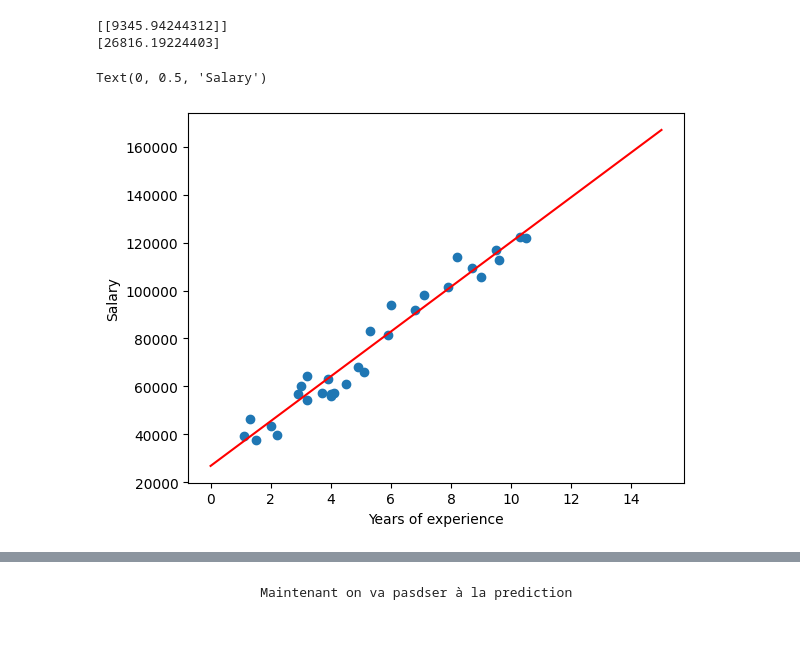
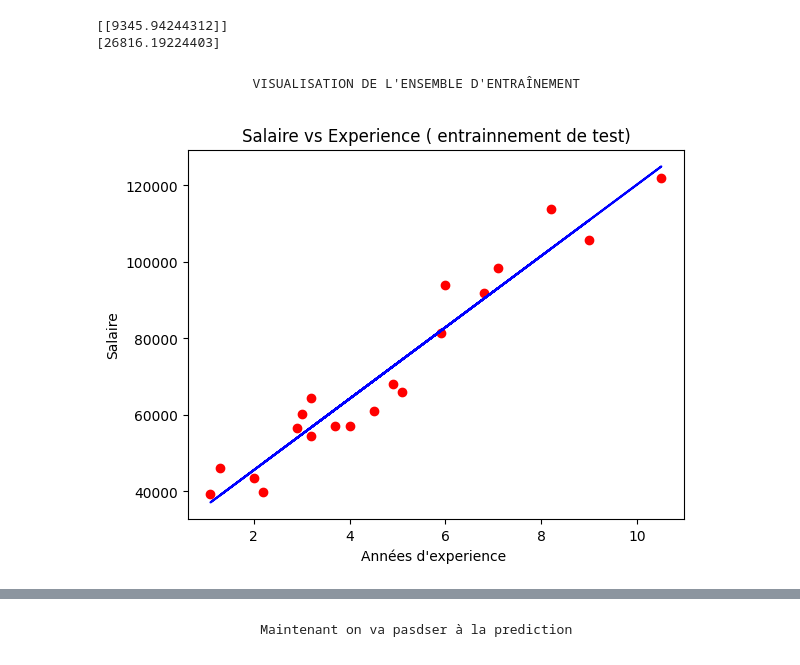
Before and after one commit to m-hafidh/Projet-de-prediction-de-salaire-, a Jupyter notebook: Untitled.ipynb, the cells around one changed output, grey strips where cells are left out. Cells and saved outputs as stored; diff of their text form; code cells hidden in the pictures; blank space fills up the shorter version.

Commit message:
Régression linéaire - Prédiction de salaire

```diff
--- a/Untitled.ipynb
+++ b/Untitled.ipynb
@@ -10,5 +10,5 @@ import matplotlib.pyplot as plt # pour les histogrammes
 # %%
 #recharger les données
-Data = pd.read_csv("Salary_Data.csv")
+df = pd.read_csv("Salary_Data.csv")
 # %%
 #Afficher les données ( deux methodes )
@@ -83,9 +83,9 @@ Preparations de données
 # %%
 # selectionner les colonnes  "YearsExperiences" comme variable d'entrée
-# et le colonne "Salary" comme variable cible
+# et la colonne "Salary" comme variable cible
 
-x = Data [["YearsExperience"]]
-y = Data [["Salary"]]
+x = df [["YearsExperience"]]
+y = df [["Salary"]]
 # %%
 #Mettre les points sur un graphique
 plt.scatter(x,y)
@@ -119,13 +121,21 @@ print (regressor.intercept_)
 # %% [output]
 [[9345.94244312]]
 [26816.19224403]
+# %% [markdown]
+                      VISUALISATION DE L'ENSEMBLE D'ENTRAÎNEMENT
 # %%
 # Ajouter surle graphique la droite
-ordonne = np.linspace(0,15,1000)
-plt.scatter(x,y ) # afficher les points  (x et y)
-plt.plot(ordonne, regressor.coef_[0]*ordonne+regressor.intercept_, color="r") # tracer la ligne
-plt.xlabel ("Years of experience") # Renommer le coté experience
-plt.ylabel("Salary") # Renommer le coté salaire
+#ordonne = np.linspace(0,15,1000)
+#plt.scatter(x,y ) # afficher les points  (x et y)
+#plt.plot(ordonne, regressor.coef_[0]*ordonne+regressor.intercept_, color="r") # tracer la ligne
+
+
+
+plt.scatter(x_train, y_train, color ='red')# la couleur de points
+plt.plot(x_train, regressor.predict(x_train), color ='blue') # tracer et donner la couleur
+plt.title("Salaire vs Experience ( entrainnement de test)")
+plt.xlabel ("Années d'experience ") # Renommer le coté experience
+plt.ylabel("Salaire") # Renommer le coté salaire
+plt.show()
 # %% [output]
-Text(0, 0.5, 'Salary')
-[figure, old version]
+[figure, new version]
```
Also changed, not shown: parts of 15 cells of this notebook.
